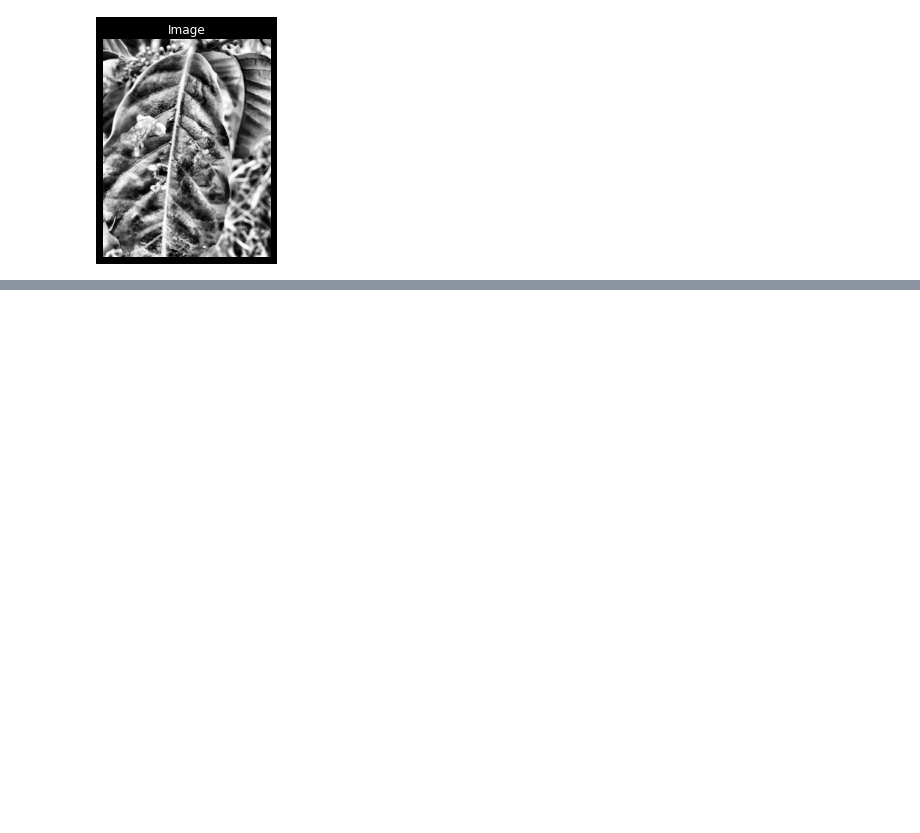
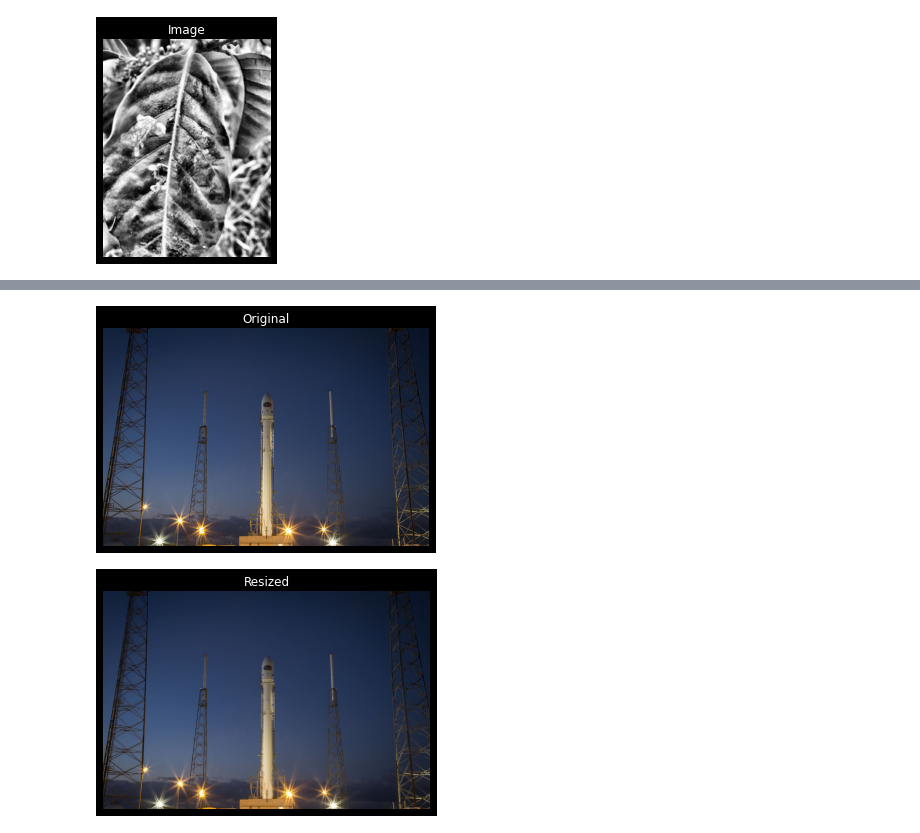
Before and after one commit to renan-lemes/python_labs, a Jupyter notebook: ProcessingImage/img.ipynb, the cells around one changed output, grey strips where cells are left out. Cells and saved outputs as stored; diff of their text form; code cells hidden in the pictures; blank space fills up the shorter version.

```diff
--- a/ProcessingImage/img.ipynb
+++ b/ProcessingImage/img.ipynb
@@ -207,0 +224,13 @@ show_image(img_peste_cafe_gray_hist_adap)
+# %%
+from skimage.transform import resize
+
+height = int(rocket_image.shape[0]/2)
+width = int(rocket_image.shape[1]/2)
+
+rocket_resize = resize(rocket_image, (height, width), anti_aliasing=True)
+
+show_image(rocket_image, 'Original')
+show_image(rocket_resize, 'Resized')
+# %% [output]
+[figure, added]
+[figure, added]
```
Also changed, not shown: parts of 3 cells of this notebook.
